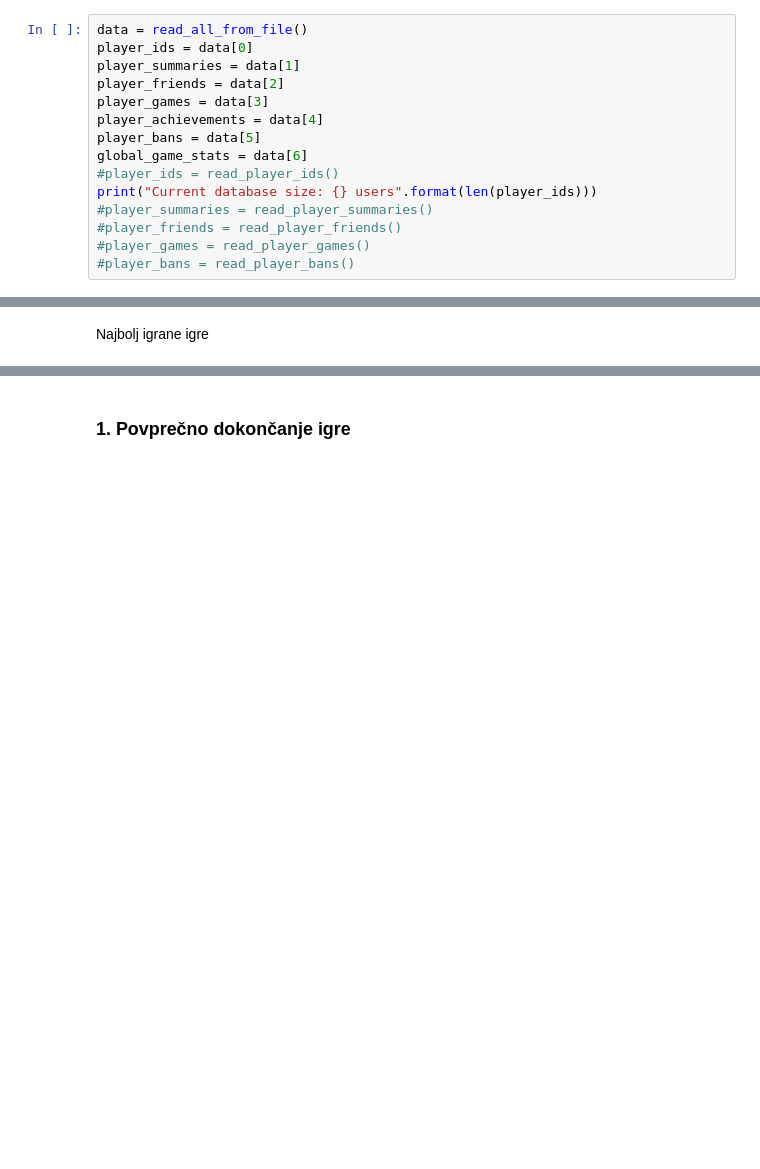
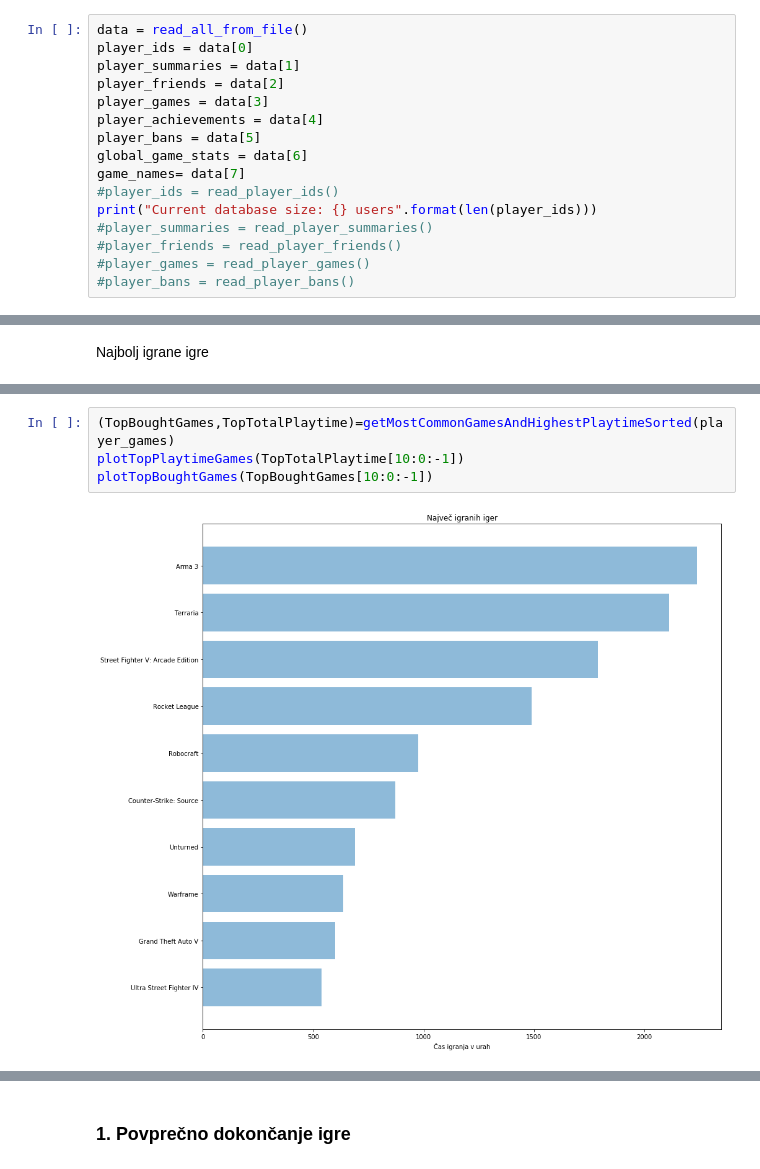
Before and after one commit to tstrus97/PR18TJA, a Jupyter notebook: Steam Project - masterTomaz.ipynb, the cells around one changed output, grey strips where cells are left out. Saved outputs shown, nothing was run; the diff lists cells and outputs as text; blank space fills up the shorter version.

```diff
--- a/Steam Project - masterTomaz.ipynb
+++ b/Steam Project - masterTomaz.ipynb
@@ -29,6 +29,7 @@ player_games = data[3]
 player_achievements = data[4]
 player_bans = data[5]
 global_game_stats = data[6]
+game_names= data[7]
 #player_ids = read_player_ids()
 print("Current database size: {} users".format(len(player_ids)))
 #player_summaries = read_player_summaries()
@@ -67,0 +128,6 @@ plotTopBoughtGames(TopBought[0:100])
+# %%
+(TopBoughtGames,TopTotalPlaytime)=getMostCommonGamesAndHighestPlaytimeSorted(player_games)
+plotTopPlaytimeGames(TopTotalPlaytime[10:0:-1])
+plotTopBoughtGames(TopBoughtGames[10:0:-1])
+# %% [output]
+[figure, added]
```
Also changed, not shown: parts of 9 cells of this notebook.
